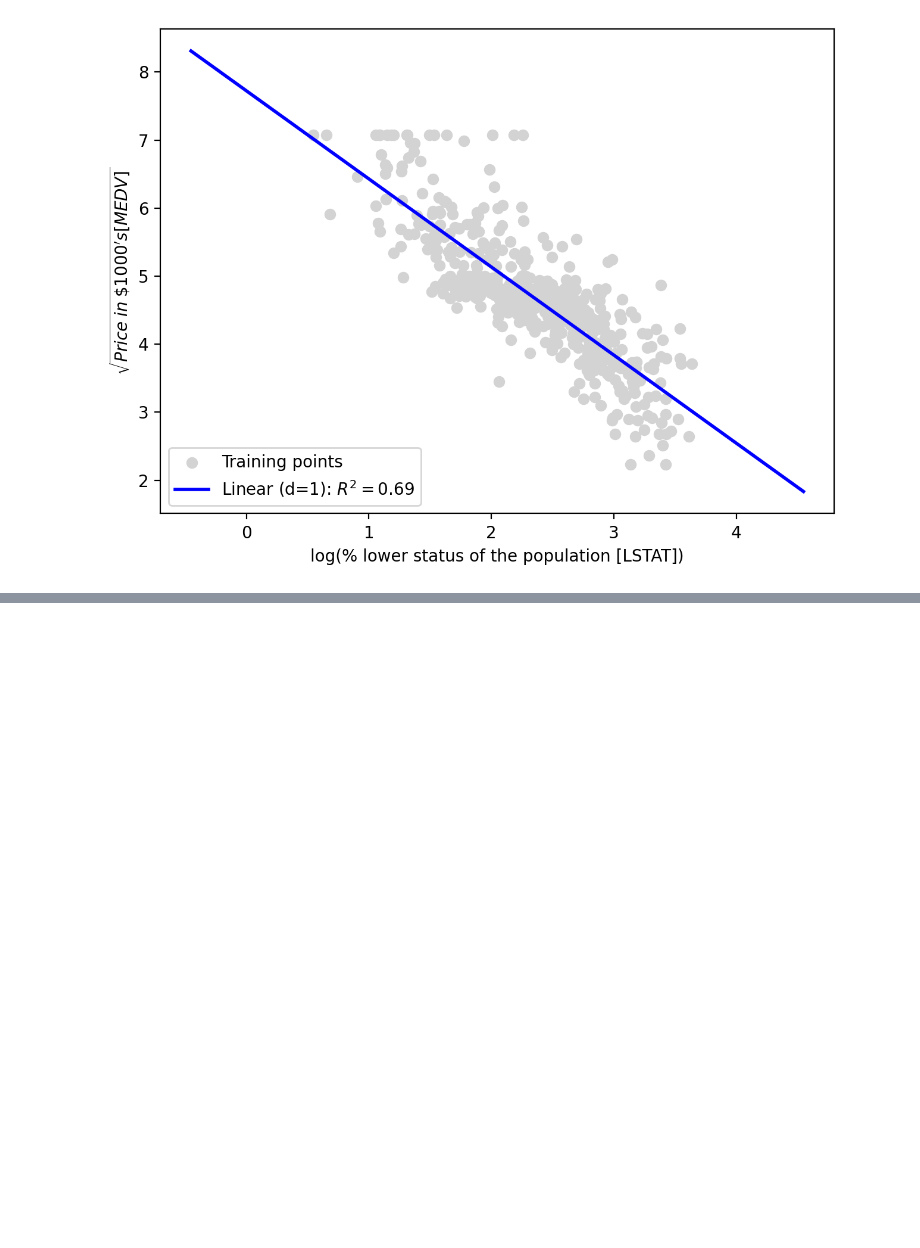
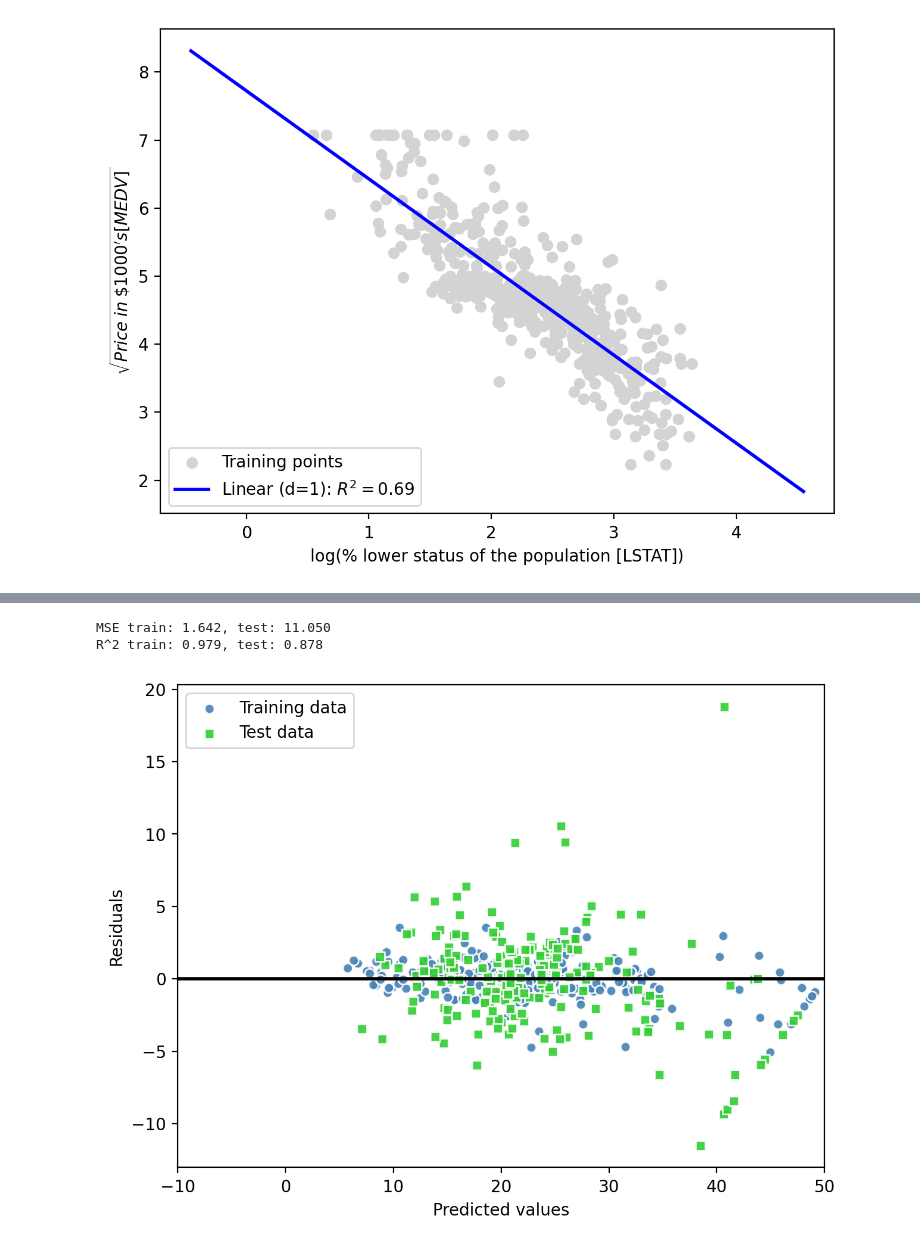
Before and after one commit to dae9999nam/COMP3314, a Jupyter notebook: COMP3314_Machine_Learning.ipynb, the cells around one changed output, grey strips where cells are left out. Saved outputs shown, nothing was run; the diff lists cells and outputs as text; code cells hidden in the pictures; blank space fills up the shorter version.

```diff
--- a/COMP3314_Machine_Learning.ipynb
+++ b/COMP3314_Machine_Learning.ipynb
@@ -1432,31 +1434,37 @@ plt.show()
 # Random Forest Regression
 X = df.iloc[:, :-1].values
 y = df['MEDV'].values
+X_train, X_test, y_train, y_test = train_test_split(X, y, test_size=0.4, random_state=1)
 from sklearn.ensemble import RandomForestRegressor
-forest = RandomForestRegressor(n_estimators=1000, criterion='mse', random_state=1, n_jobs=-1)
+forest = RandomForestRegressor(n_estimators=1000, criterion='friedman_mse', random_state=1, n_jobs=-1)
 forest.fit(X_train, y_train)
 y_train_pred = forest.predict(X_train)
 y_test_pred = forest.predict(X_test)
 print('MSE train: %.3f, test: %.3f' % (mean_squared_error(y_train, y_train_pred), mean_squared_error(y_test, y_test_pred)))
 print('R^2 train: %.3f, test: %.3f' % (r2_score(y_train, y_train_pred), r2_score(y_test, y_test_pred)))
+# %% [output]
+MSE train: 1.642, test: 11.050
+R^2 train: 0.979, test: 0.878
 # %%
 #plot for Random Forest Regression
 
 plt.scatter(y_train_pred, y_train_pred - y_train,
             c='steelblue', edgecolors='white',
             s=35, marker = 'o',
-            alpha = 0.9 label='Training data')
+            alpha = 0.9, label='Training data')
 plt.scatter(y_test_pred, y_test_pred - y_test,
             c='limegreen', edgecolors='white',
             s=35, marker = 's',
-            alpha = 0.9 label='Test data')
+            alpha = 0.9, label='Test data')
 plt.xlabel('Predicted values')
 plt.ylabel('Residuals')
 plt.legend(loc='upper left')
 plt.hlines(y=0, xmin=-10, xmax=50, lw=2, color='black')
 plt.xlim([-10, 50])
 plt.tight_layout()
 plt.show()
+# %% [output]
+[figure, added]
 # %%
 # ========Chapter 8==========
 import pandas as pd
```
Also changed, not shown: parts of 2 cells of this notebook.
